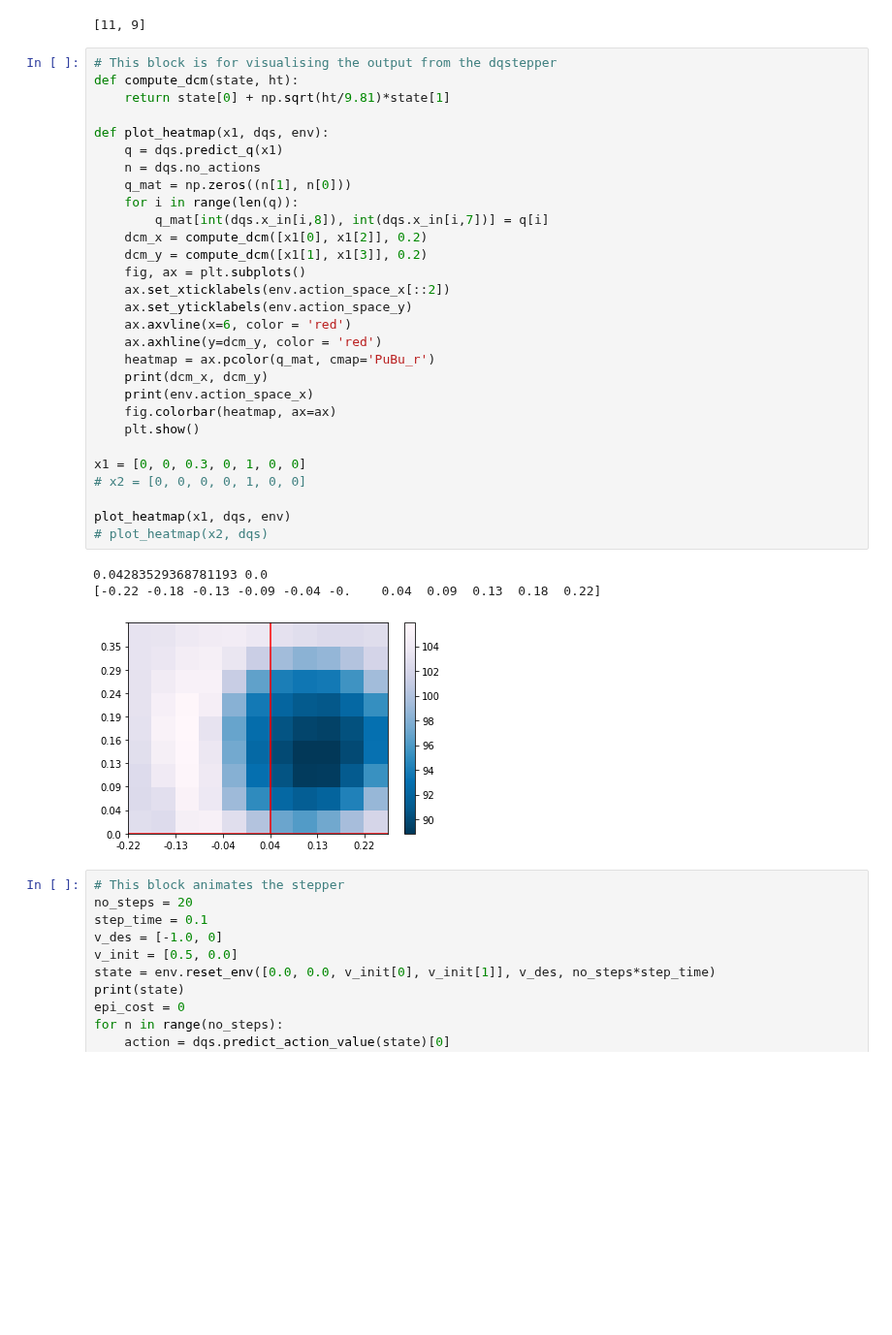
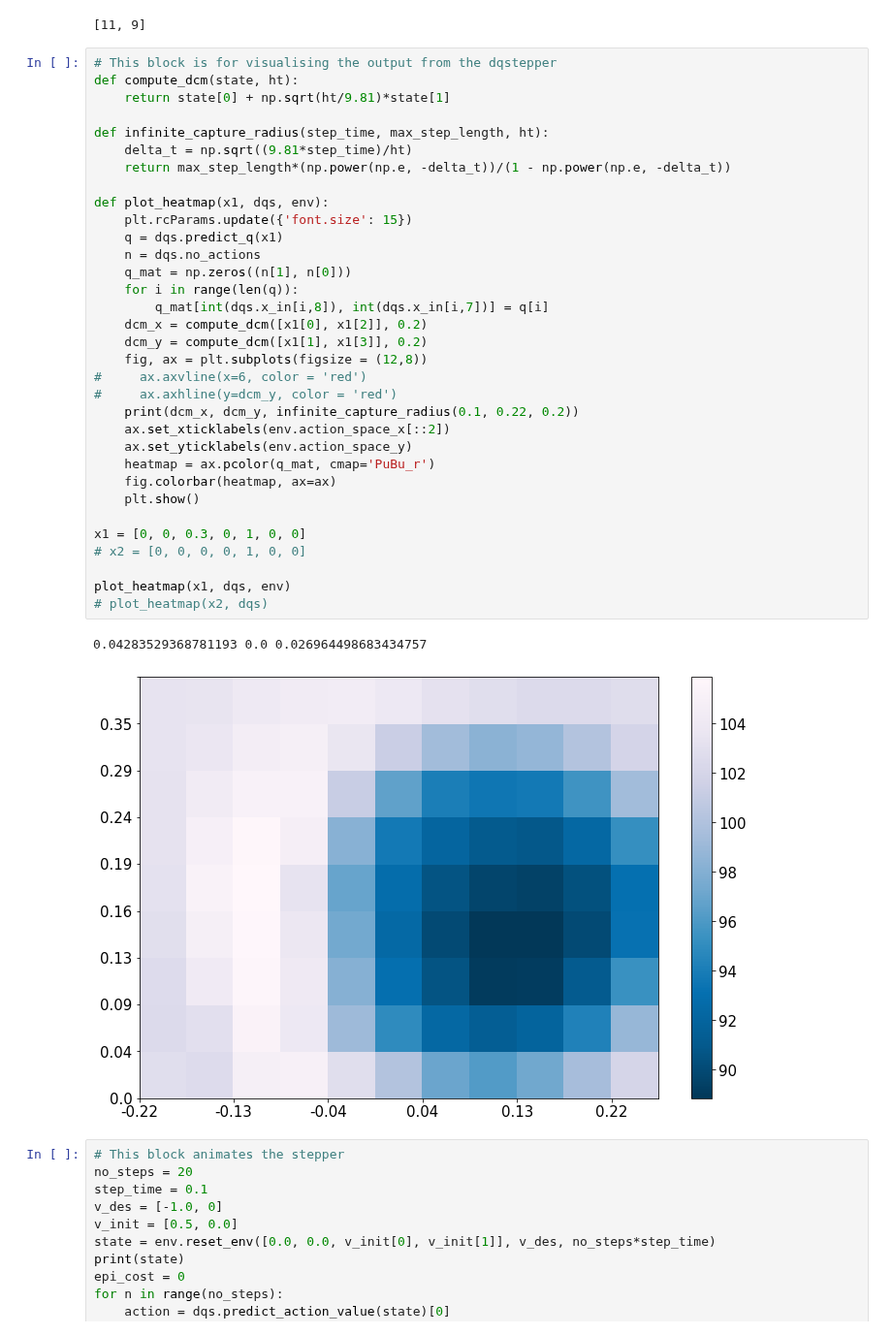
Before and after one commit to machines-in-motion/deepq_stepper, a Jupyter notebook: python/py_deepq_stepper/2d_dq_stepper_test.ipynb, the cells around one changed output. Shown at 97% size. Cells and saved outputs as stored; diff of their text form; blank space fills up the shorter version.

```diff
--- a/python/py_deepq_stepper/2d_dq_stepper_test.ipynb
+++ b/python/py_deepq_stepper/2d_dq_stepper_test.ipynb
@@ -157,36 +157,39 @@ dqs = TwoDQStepper(lr=1e-4, gamma=0.98, use_tarnet= True, no_actions= no_actions
 # %%
 # This block is for visualising the output from the dqstepper
 def compute_dcm(state, ht):
     return state[0] + np.sqrt(ht/9.81)*state[1]
 
+def infinite_capture_radius(step_time, max_step_length, ht):
+    delta_t = np.sqrt((9.81*step_time)/ht)
+    return max_step_length*(np.power(np.e, -delta_t))/(1 - np.power(np.e, -delta_t))
+
 def plot_heatmap(x1, dqs, env):
+    plt.rcParams.update({'font.size': 15})
     q = dqs.predict_q(x1)
     n = dqs.no_actions
     q_mat = np.zeros((n[1], n[0]))
     for i in range(len(q)):
         q_mat[int(dqs.x_in[i,8]), int(dqs.x_in[i,7])] = q[i]
     dcm_x = compute_dcm([x1[0], x1[2]], 0.2)
     dcm_y = compute_dcm([x1[1], x1[3]], 0.2)
-    fig, ax = plt.subplots()
+    fig, ax = plt.subplots(figsize = (12,8))
+#     ax.axvline(x=6, color = 'red')
+#     ax.axhline(y=dcm_y, color = 'red')
+    print(dcm_x, dcm_y, infinite_capture_radius(0.1, 0.22, 0.2))
     ax.set_xticklabels(env.action_space_x[::2])
     ax.set_yticklabels(env.action_space_y)
-    ax.axvline(x=6, color = 'red')
-    ax.axhline(y=dcm_y, color = 'red')
     heatmap = ax.pcolor(q_mat, cmap='PuBu_r')
-    print(dcm_x, dcm_y)
-    print(env.action_space_x)
     fig.colorbar(heatmap, ax=ax)
     plt.show()
 
 x1 = [0, 0, 0.3, 0, 1, 0, 0]
 # x2 = [0, 0, 0, 0, 1, 0, 0]
 
 plot_heatmap(x1, dqs, env)
 # plot_heatmap(x2, dqs)
 # %% [output]
-0.04283529368781193 0.0
-[-0.22 -0.18 -0.13 -0.09 -0.04 -0.    0.04  0.09  0.13  0.18  0.22]
+0.04283529368781193 0.0 0.026964498683434757
-[figure, old version]
+[figure, new version]
 # %%
 # This block animates the stepper
 no_steps = 20
```
Also changed, not shown: 28 other files.
